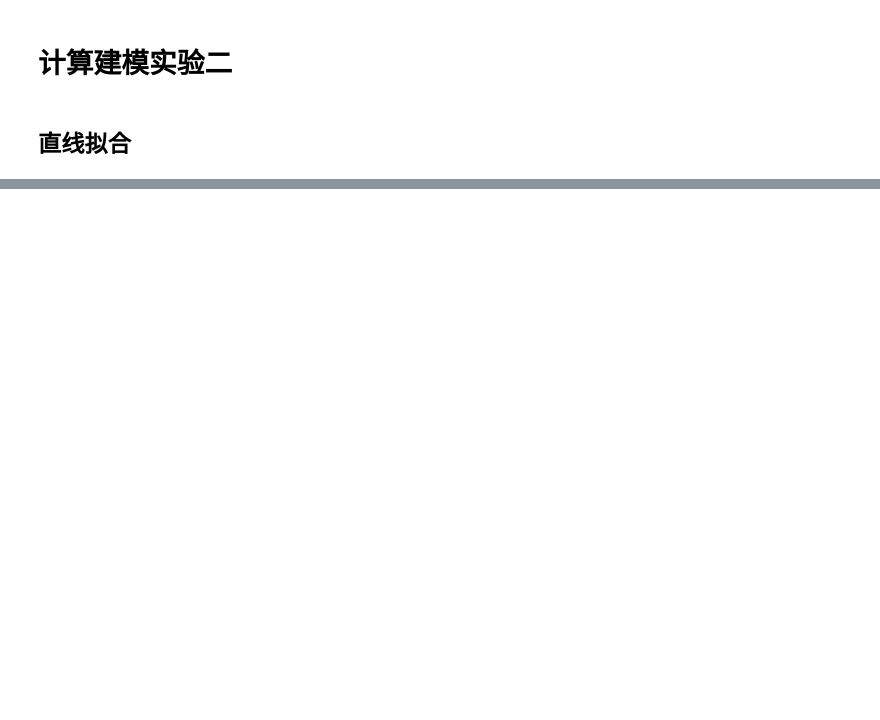
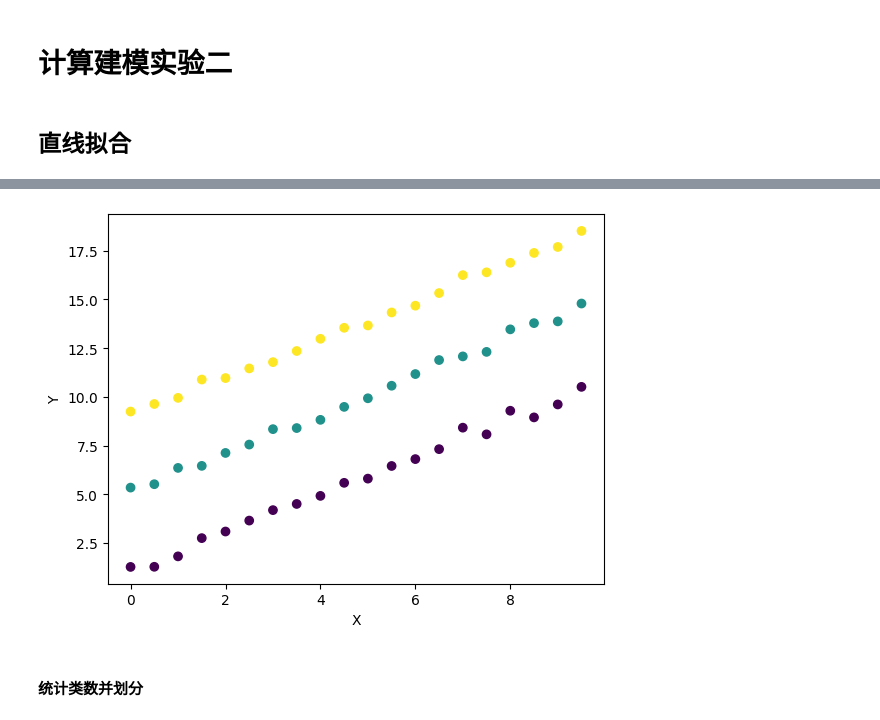
Before and after one commit to hit-fushibo/HitLearning, a Jupyter notebook: Learning/Computational_Modeling/lab2/lab2.ipynb, the cells around one changed output, grey strips where cells are left out. Cells and saved outputs as stored; diff of their text form; code cells hidden in the pictures; blank space fills up the shorter version.

```diff
--- a/Learning/Computational_Modeling/lab2/lab2.ipynb
+++ b/Learning/Computational_Modeling/lab2/lab2.ipynb
@@ -125,0 +101,14 @@ ValueError: Found array with 0 sample(s) (shape=(0, 1)) while a minimum of 1 is
+# %%
+dbscan = DBSCAN(eps=2, min_samples=1)
+labels = dbscan.fit_predict(datasets_noise.T)
+
+# 绘制聚类结果
+plt.scatter(datasets_noise.T[:, 1],datasets_noise.T[:, 0], c=labels, cmap='viridis')
+plt.xlabel('X')
+plt.ylabel('Y')
+
+plt.show()
+# %% [output]
+[figure, added]
+# %% [markdown]
+#### 统计类数并划分
```
Also changed, not shown: parts of 19 cells of this notebook.
